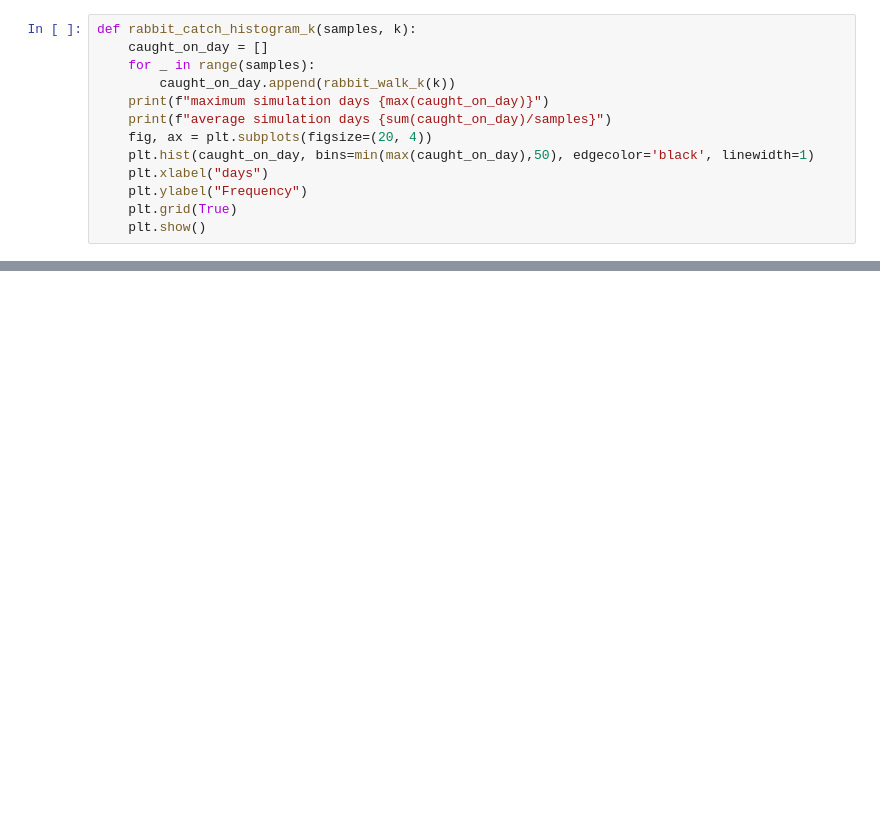
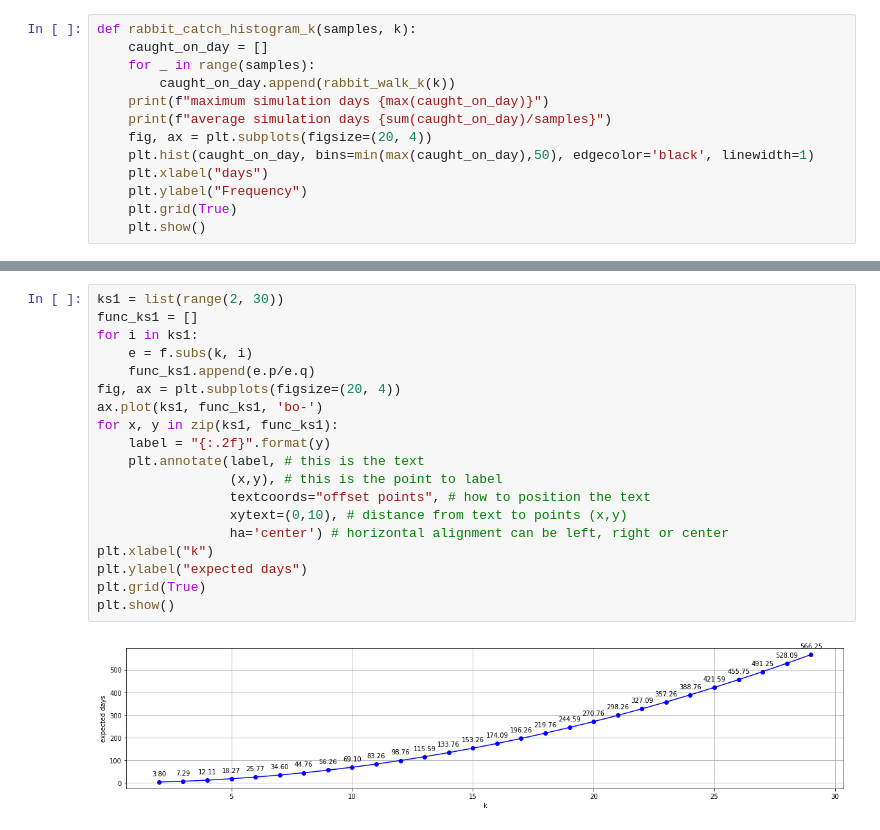
Before and after one commit to edwardlu71/ConceptByExample, a Jupyter notebook: E03_112_MonteCarloByExamples.ipynb, the cells around one changed output, grey strips where cells are left out. Saved outputs shown, nothing was run; the diff lists cells and outputs as text; blank space fills up the shorter version.

```diff
--- a/E03_112_MonteCarloByExamples.ipynb
+++ b/E03_112_MonteCarloByExamples.ipynb
@@ -168,0 +201,21 @@ average simulation days 7.3742
+# %%
+ks1 = list(range(2, 30))
+func_ks1 = []
+for i in ks1:
+    e = f.subs(k, i)
+    func_ks1.append(e.p/e.q)
+fig, ax = plt.subplots(figsize=(20, 4))
+ax.plot(ks1, func_ks1, 'bo-')
+for x, y in zip(ks1, func_ks1):
+    label = "{:.2f}".format(y)
+    plt.annotate(label, # this is the text
+                 (x,y), # this is the point to label
+                 textcoords="offset points", # how to position the text
+                 xytext=(0,10), # distance from text to points (x,y)
+                 ha='center') # horizontal alignment can be left, right or center
+plt.xlabel("k")
+plt.ylabel("expected days")
+plt.grid(True)
+plt.show()
+# %% [output]
+[figure, added]
```
Also changed, not shown: parts of 11 cells of this notebook.
